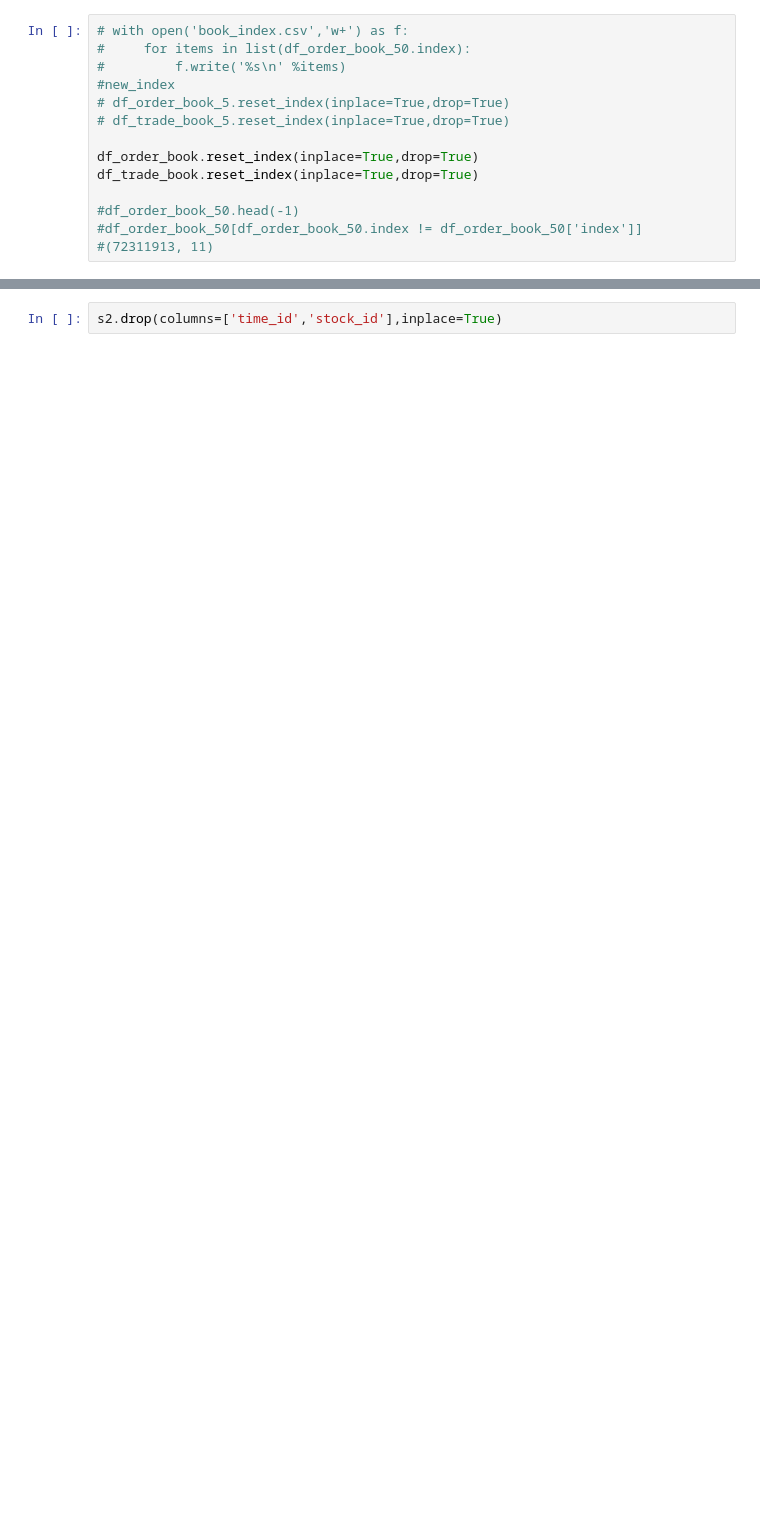
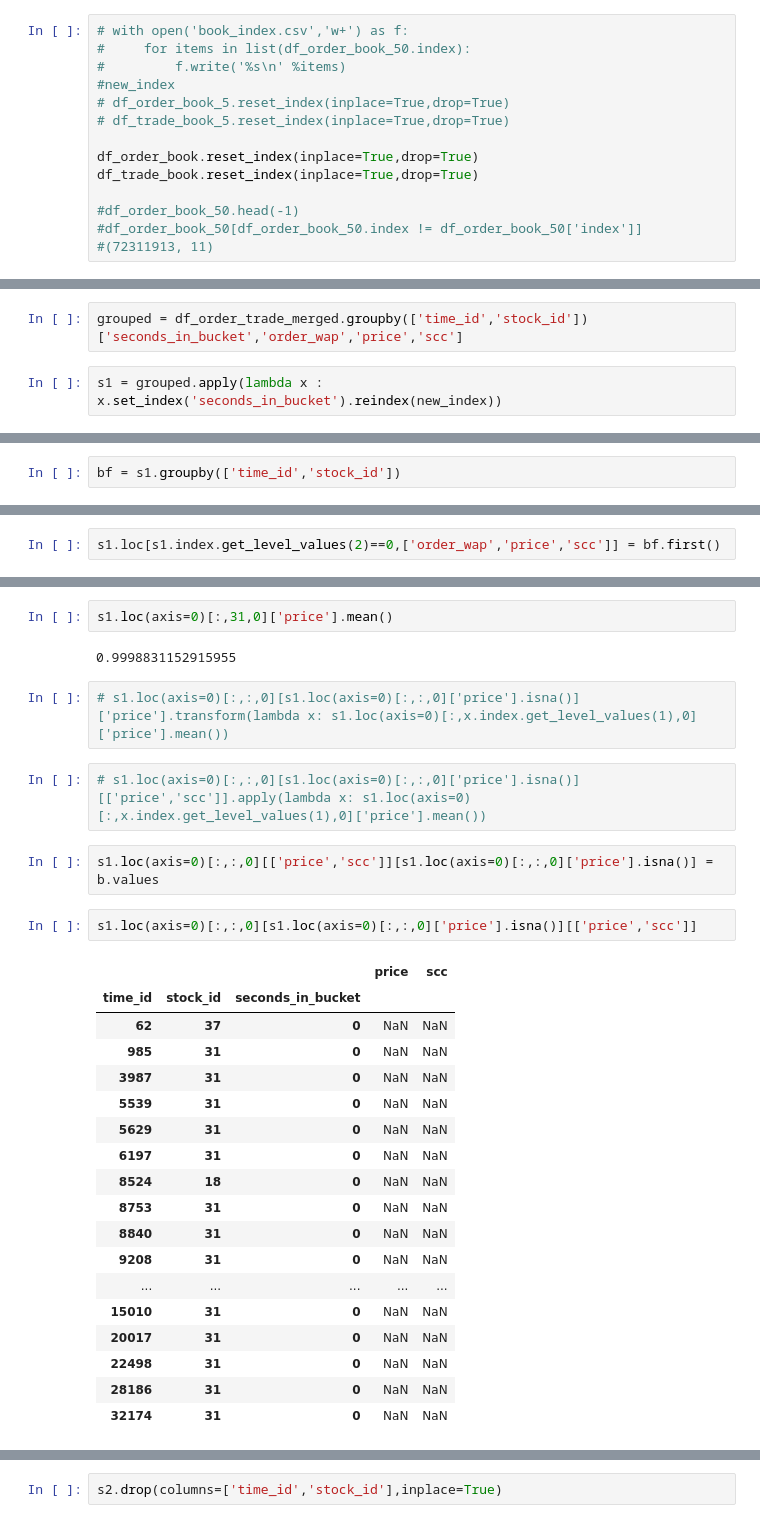
Before and after one commit to arungansi/Jovian-ML-0toGBMs, a Jupyter notebook: my-zero-to-gbm-proj-assign - Jovian - Len - full - Dell.ipynb, the cells around one changed output, grey strips where cells are left out. Saved outputs shown, nothing was run; the diff lists cells and outputs as text; blank space fills up the shorter version.

```diff
--- a/my-zero-to-gbm-proj-assign - Jovian - Len - full - Dell.ipynb
+++ b/my-zero-to-gbm-proj-assign - Jovian - Len - full - Dell.ipynb
@@ -458,0 +227,4 @@ MemoryError: Unable to allocate 37.5 KiB for an array with shape (8, 600) and da
+# %%
+grouped = df_order_trade_merged.groupby(['time_id','stock_id'])['seconds_in_bucket','order_wap','price','scc']
+# %%
+s1 = grouped.apply(lambda x : x.set_index('seconds_in_bucket').reindex(new_index))
@@ -458,0 +265,2 @@ MemoryError: Unable to allocate 37.5 KiB for an array with shape (8, 600) and da
+# %%
+bf = s1.groupby(['time_id','stock_id'])
@@ -458,0 +274,2 @@ MemoryError: Unable to allocate 37.5 KiB for an array with shape (8, 600) and da
+# %%
+s1.loc[s1.index.get_level_values(2)==0,['order_wap','price','scc']] = bf.first()
@@ -458,0 +315,31 @@ MemoryError: Unable to allocate 37.5 KiB for an array with shape (8, 600) and da
+# %%
+s1.loc(axis=0)[:,31,0]['price'].mean()
+# %% [output]
+0.9998831152915955
+# %%
+# s1.loc(axis=0)[:,:,0][s1.loc(axis=0)[:,:,0]['price'].isna()]['price'].transform(lambda x: s1.loc(axis=0)[:,x.index.get_level_values(1),0]['price'].mean())
+# %%
+# s1.loc(axis=0)[:,:,0][s1.loc(axis=0)[:,:,0]['price'].isna()][['price','scc']].apply(lambda x: s1.loc(axis=0)[:,x.index.get_level_values(1),0]['price'].mean())
+# %%
+s1.loc(axis=0)[:,:,0][['price','scc']][s1.loc(axis=0)[:,:,0]['price'].isna()] = b.values
+# %%
+s1.loc(axis=0)[:,:,0][s1.loc(axis=0)[:,:,0]['price'].isna()][['price','scc']]
+# %% [output]
+|  |  |  | price | scc |
+| time_id | stock_id | seconds_in_bucket |  |  |
+| 62 | 37 | 0 | NaN | NaN |
+| 985 | 31 | 0 | NaN | NaN |
+| 3987 | 31 | 0 | NaN | NaN |
+| 5539 | 31 | 0 | NaN | NaN |
+| 5629 | 31 | 0 | NaN | NaN |
+| 6197 | 31 | 0 | NaN | NaN |
+| 8524 | 18 | 0 | NaN | NaN |
+| 8753 | 31 | 0 | NaN | NaN |
+| 8840 | 31 | 0 | NaN | NaN |
+| 9208 | 31 | 0 | NaN | NaN |
+| ... | ... | ... | ... | ... |
+| 15010 | 31 | 0 | NaN | NaN |
+| 20017 | 31 | 0 | NaN | NaN |
+| 22498 | 31 | 0 | NaN | NaN |
+| 28186 | 31 | 0 | NaN | NaN |
+| 32174 | 31 | 0 | NaN | NaN |
```
Also changed, not shown: parts of 132 cells of this notebook.
